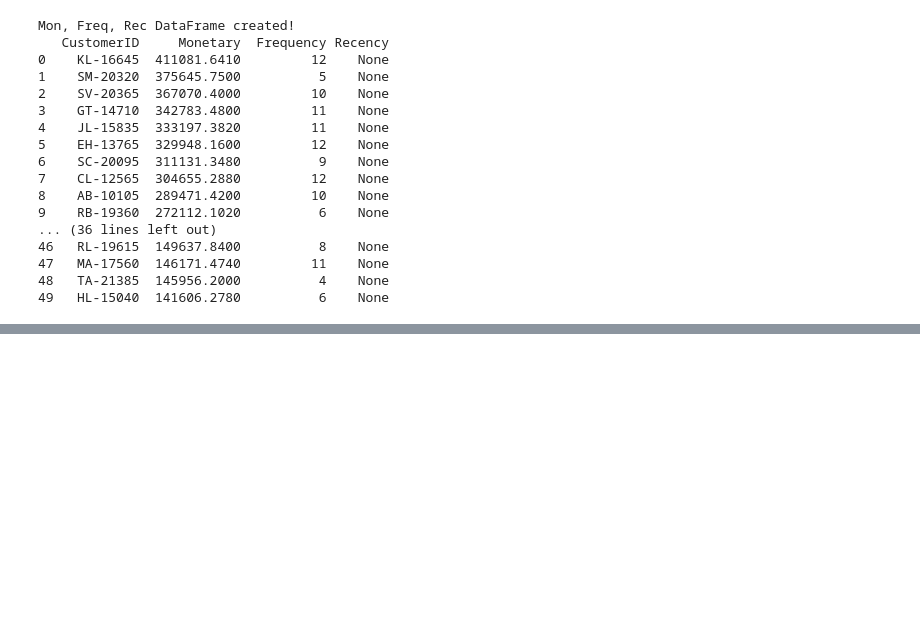
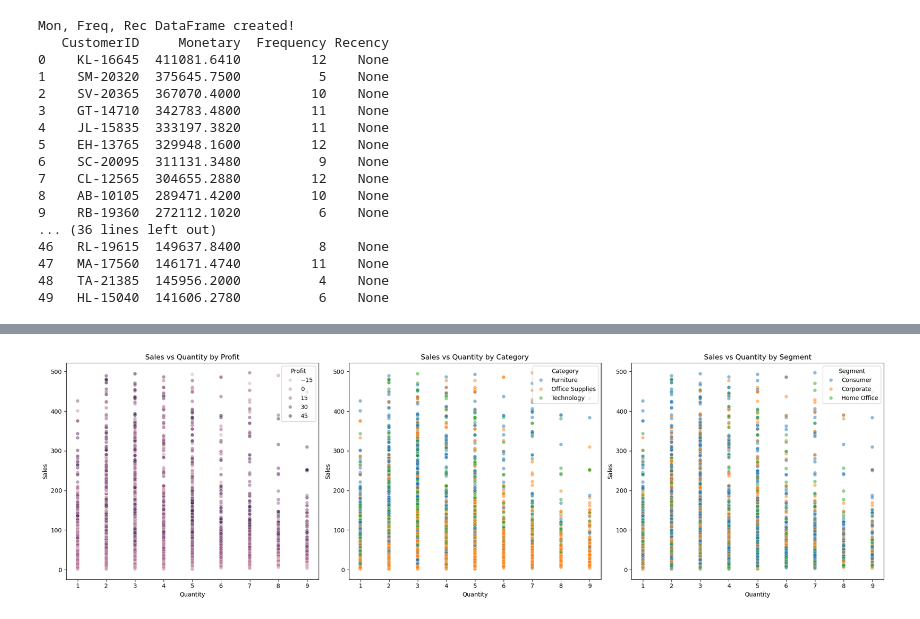
Before and after one commit to bbhatta10/E-Commerce-Sales-Insights-Tableau-Dashboard-, a Jupyter notebook: BI.ipynb, the cells around one changed output, grey strips where cells are left out. Saved outputs shown, nothing was run; the diff lists cells and outputs as text; code cells hidden in the pictures; blank space fills up the shorter version.

```diff
--- a/BI.ipynb
+++ b/BI.ipynb
@@ -1367,0 +1493,11 @@ Mon, Freq, Rec DataFrame created!
+# %%
+def remove_outliers_iqr(df, columns):
+    df_clean = df.copy()
+    for col in columns:
+        Q1 = df_clean[col].quantile(0.25)
+        Q3 = df_clean[col].quantile(0.75)
+        IQR = Q3 - Q1
+        lower_bound = Q1 - 1.5 * IQR
+        upper_bound = Q3 + 1.5 * IQR
+        df_clean = df_clean[(df_clean[col] >= lower_bound) & (df_clean[col] <= upper_bound)]
+    return df_clean
@@ -1367,0 +1515,37 @@ Mon, Freq, Rec DataFrame created!
+# %%
+fig, ax = plt.subplots(1, 3, figsize=(20, 6))
+
+sns.scatterplot(
+    data=ecom_df_clean,
+    x='Quantity',
+    y='Sales',
+    hue='Profit',
+    alpha=0.5,
+    ax=ax[0]
+)
+ax[0].set_title('Sales vs Quantity by Profit')
+sns.scatterplot(
+    data=ecom_df_clean,
+    x='Quantity',
+    y='Sales',
+    hue='Category',
+    alpha=0.5,
+    ax=ax[1]
+)
+ax[1].set_title('Sales vs Quantity by Category')
+
+# 3️⃣ Sales vs Quantity colored by Segment
+sns.scatterplot(
+    data=ecom_df_clean,
+    x='Quantity',
+    y='Sales',
+    hue='Segment',
+    alpha=0.5,
+    ax=ax[2]
+)
+ax[2].set_title('Sales vs Quantity by Segment')
+
+plt.tight_layout()
+plt.show()
+# %% [output]
+[figure, added]
```
Also changed, not shown: parts of 12 cells of this notebook.
